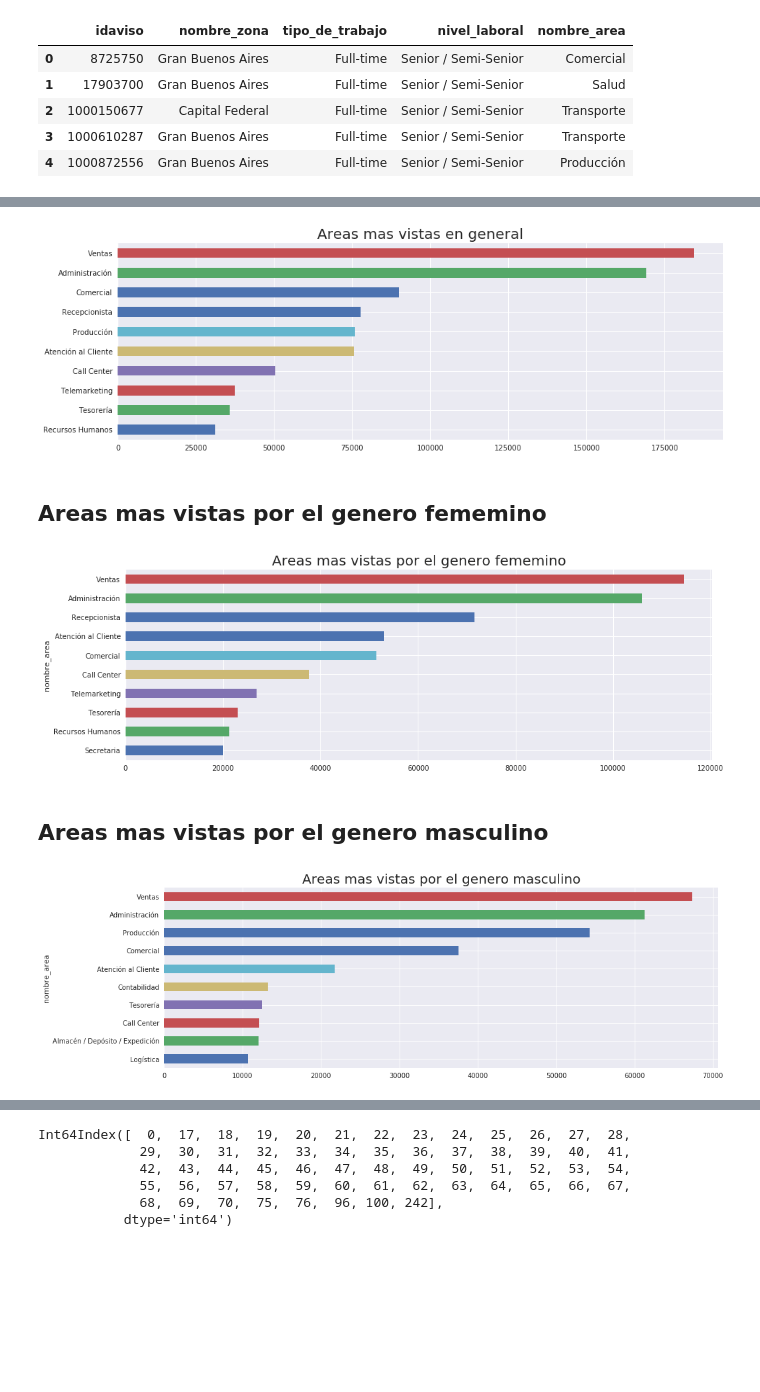
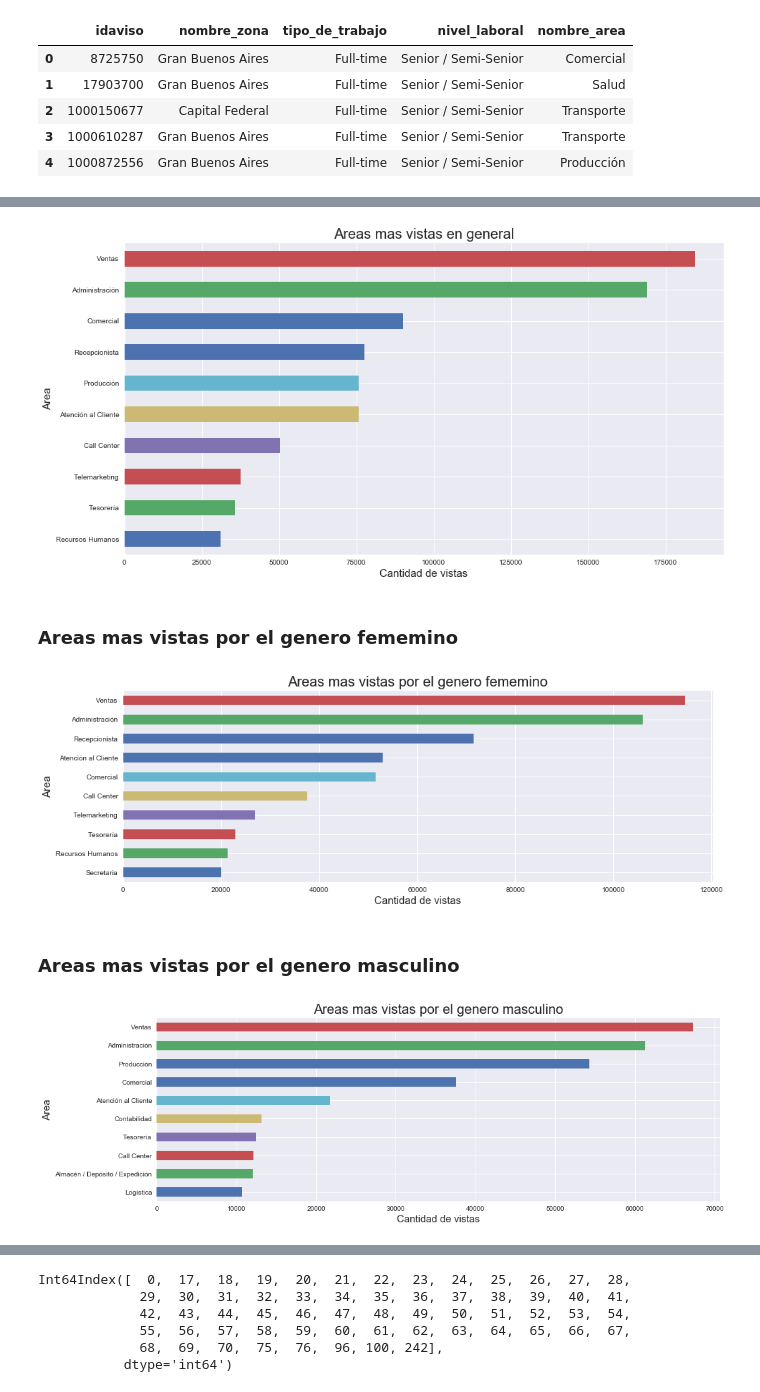
Before and after one commit to Mariano95/Analisis-exploratorio-de-datos, a Jupyter notebook: TP.ipynb, the cells around one changed output, grey strips where cells are left out. Saved outputs shown, nothing was run; the diff lists cells and outputs as text; code cells hidden in the pictures; blank space fills up the shorter version.

Commit message:
Actualizacion
Visualizaciones nuevas
Eliminacion de visualizaciones redundantes
Agrupamiento de visualizaciones
Restructuracion del notebook

```diff
--- a/TP.ipynb
+++ b/TP.ipynb
@@ -8,7 +8,7 @@ import matplotlib.pyplot as plt
 import seaborn as sns
 
 plt.style.use('seaborn-darkgrid')
-sns.set(rc={'figure.figsize':(11.7,8.27)})
+sns.set(rc={'figure.figsize':(15.7,10.27)})
 # %%
 #Cargo los datos en memoria
 
@@ -591,25 +624,31 @@ df_merge.head()
 | 3 | 5awk | 1962-12-04 | FEM | 55 | 1112315188 | 2018-02-28 | 21:14:05.411000 | ... |
 | 4 | 5awk | 1962-12-04 | FEM | 55 | 1112315188 | 2018-02-28 | 21:14:04.673000 | ... |
 # %%
-df_merge['nombre_area'].value_counts().head(10).sort_values().plot(kind='barh',figsize=(15,5))
+df_merge['nombre_area'].value_counts().head(10).sort_values().plot(kind='barh',figsize=(15,8))
 plt.title("Areas mas vistas en general", size=20)
+plt.ylabel("Area", size=15)
+plt.xlabel("Cantidad de vistas", size=15)
 plt.show()
 # %% [output]
-[figure, old version]
+[figure, new version]
 # %% [markdown]
-## Areas mas vistas por el genero fememino
+### Areas mas vistas por el genero fememino
 # %%
 df_merge.groupby(['sexo','nombre_area']).count()['idpostulante']['FEM'].sort_values(ascending=False).head(10).sort_values().plot(kind='barh',figsize=(15,5))
 plt.title("Areas mas vistas por el genero fememino", size=20)
+plt.ylabel("Area", size=15)
+plt.xlabel("Cantidad de vistas", size=15)
 plt.show()
 # %% [output]
-[figure, old version]
+[figure, new version]
 # %% [markdown]
-## Areas mas vistas por el genero masculino
+### Areas mas vistas por el genero masculino
 # %%
 df_merge.groupby(['sexo','nombre_area']).count()['idpostulante']['MASC'].sort_values(ascending=False).head(10).sort_values().plot(kind='barh',figsize=(15,5))
 plt.title("Areas mas vistas por el genero masculino", size=20)
+plt.ylabel("Area", size=15)
+plt.xlabel("Cantidad de vistas", size=15)
 plt.show()
 # %% [output]
-[figure, old version]
+[figure, new version]
 # %% [markdown]
```
Also changed, not shown: parts of 108 cells of this notebook.
